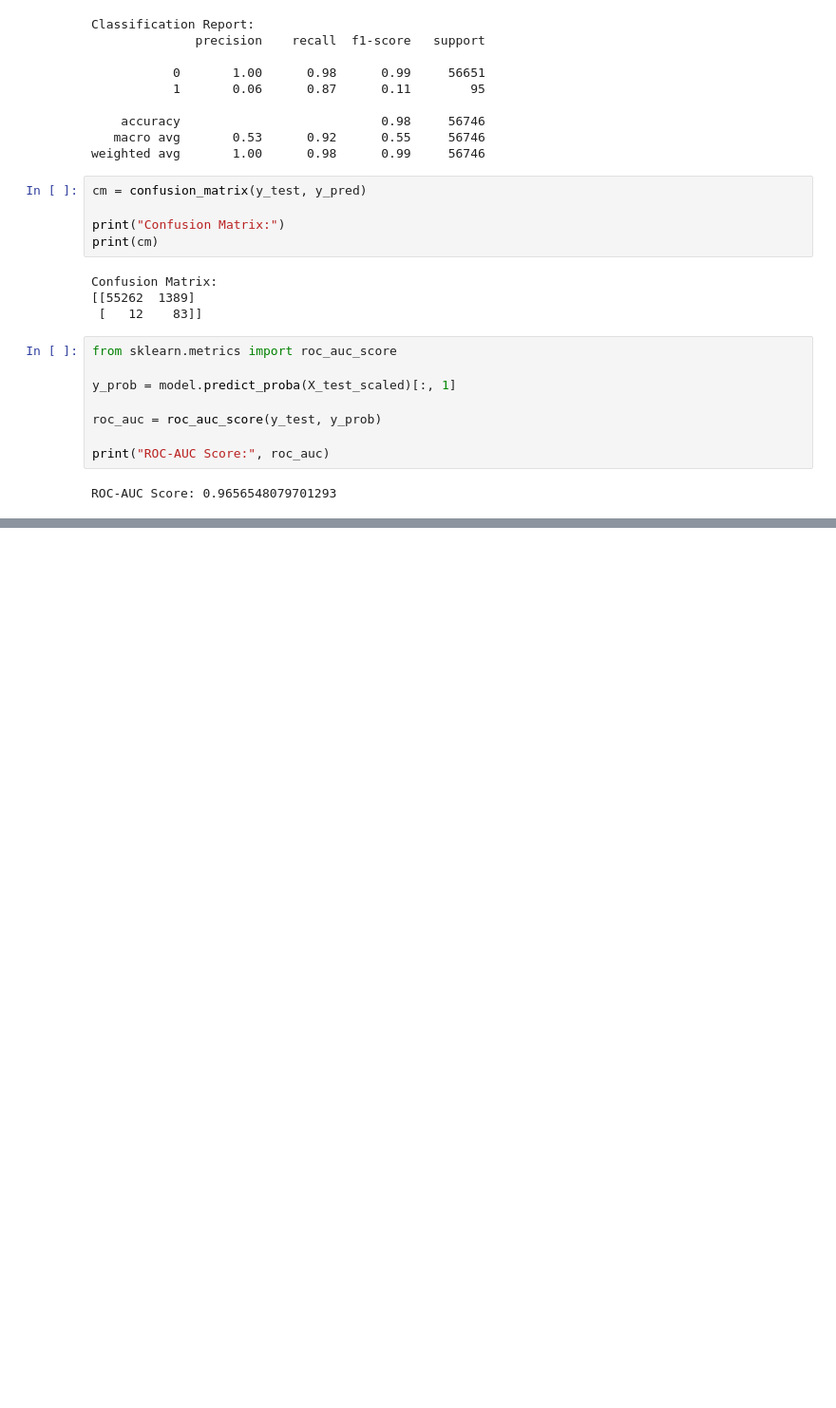
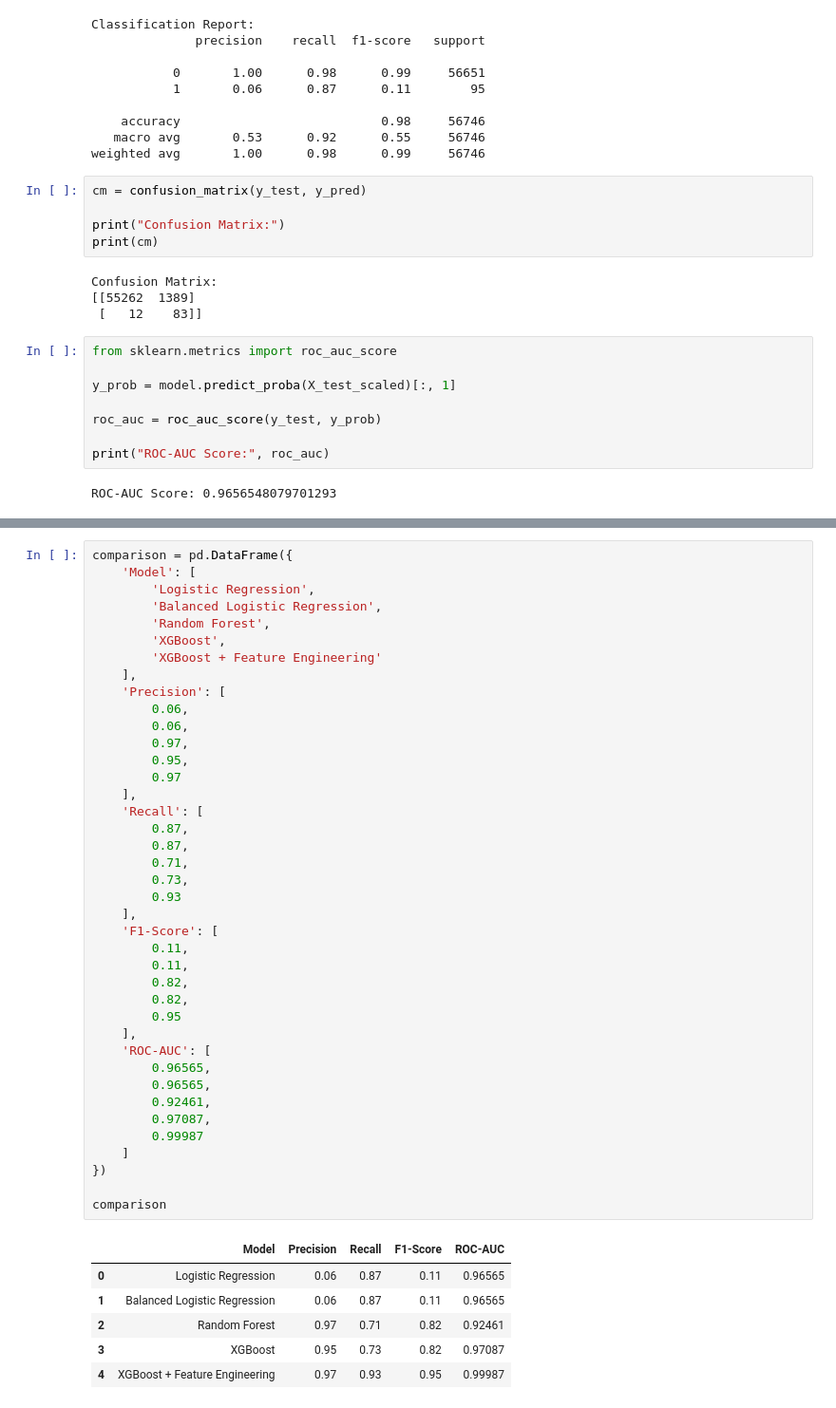
Before and after one commit to katholevidya07/transaction-fraud-detection, a Jupyter notebook: transaction_fraud_detection.ipynb.ipynb, the cells around one changed output, grey strips where cells are left out. Shown at 95% size. Drawn from its saved outputs; the diff is of its cells as text; blank space fills up the shorter version.

```diff
--- a/transaction_fraud_detection.ipynb.ipynb
+++ b/transaction_fraud_detection.ipynb.ipynb
@@ -795,0 +1152,47 @@ ROC-AUC Score: 0.9656548079701293
+# %%
+comparison = pd.DataFrame({
+    'Model': [
+        'Logistic Regression',
+        'Balanced Logistic Regression',
+        'Random Forest',
+        'XGBoost',
+        'XGBoost + Feature Engineering'
+    ],
+    'Precision': [
+        0.06,
+        0.06,
+        0.97,
+        0.95,
+        0.97
+    ],
+    'Recall': [
+        0.87,
+        0.87,
+        0.71,
+        0.73,
+        0.93
+    ],
+    'F1-Score': [
+        0.11,
+        0.11,
+        0.82,
+        0.82,
+        0.95
+    ],
+    'ROC-AUC': [
+        0.96565,
+        0.96565,
+        0.92461,
+        0.97087,
+        0.99987
+    ]
+})
+
+comparison
+# %% [output]
+|  | Model | Precision | Recall | F1-Score | ROC-AUC |
+| 0 | Logistic Regression | 0.06 | 0.87 | 0.11 | 0.96565 |
+| 1 | Balanced Logistic Regression | 0.06 | 0.87 | 0.11 | 0.96565 |
+| 2 | Random Forest | 0.97 | 0.71 | 0.82 | 0.92461 |
+| 3 | XGBoost | 0.95 | 0.73 | 0.82 | 0.97087 |
+| 4 | XGBoost + Feature Engineering | 0.97 | 0.93 | 0.95 | 0.99987 |
```
Also changed, not shown: parts of 17 cells of this notebook.
